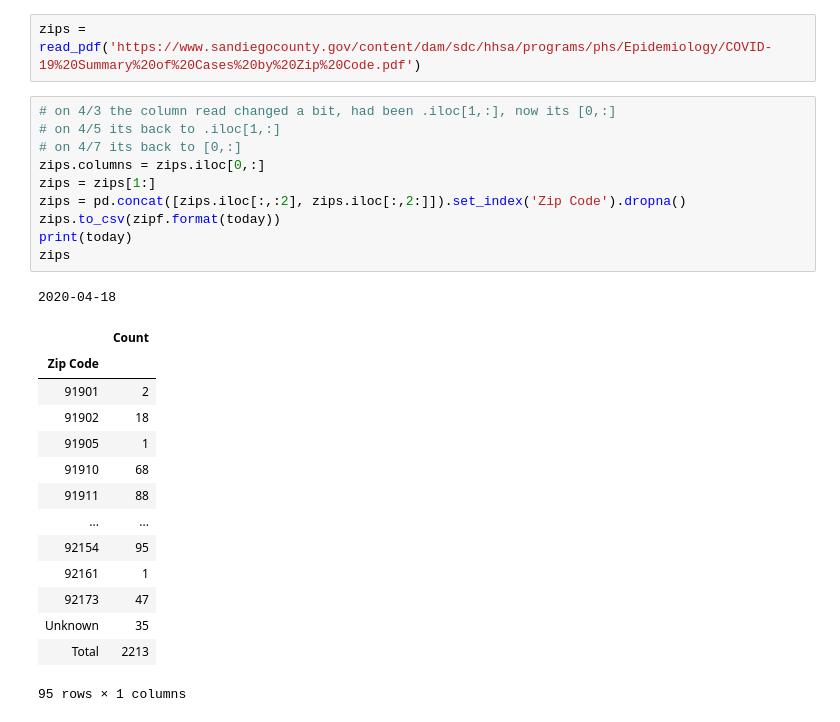
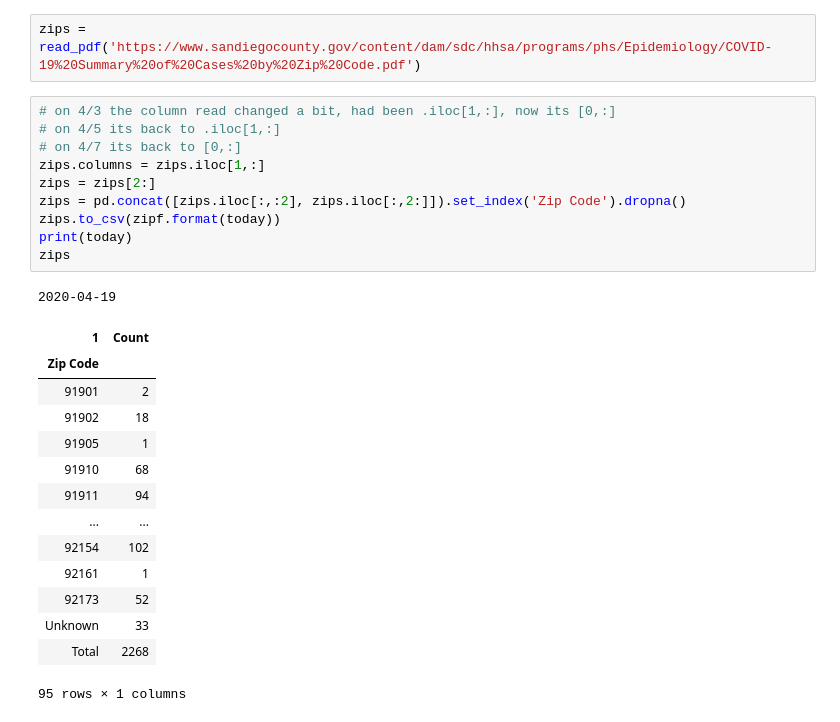
Before and after one commit to jasongfleischer/SanDiegoCountyCOVID19, a Jupyter notebook: San Diego Country Coronavirus History.ipynb, the cells around one changed output. Saved outputs shown, nothing was run; the diff lists cells and outputs as text.

```diff
--- a/San Diego Country Coronavirus History.ipynb
+++ b/San Diego Country Coronavirus History.ipynb
@@ -1034,26 +1035,26 @@ zips = read_pdf('https://www.sandiegocounty.gov/content/dam/sdc/hhsa/programs/ph
 # %%
 # on 4/3 the column read changed a bit, had been .iloc[1,:], now its [0,:]
 # on 4/5 its back to .iloc[1,:]
 # on 4/7 its back to [0,:]
-zips.columns = zips.iloc[0,:]
-zips = zips[1:]
+zips.columns = zips.iloc[1,:]
+zips = zips[2:]
 zips = pd.concat([zips.iloc[:,:2], zips.iloc[:,2:]]).set_index('Zip Code').dropna()
 zips.to_csv(zipf.format(today))
 print(today)
 zips
 # %% [output]
-2020-04-18
+2020-04-19
-|  | Count |
+| 1 | Count |
 | Zip Code |  |
 | 91901 | 2 |
 | 91902 | 18 |
 | 91905 | 1 |
 | 91910 | 68 |
-| 91911 | 88 |
+| 91911 | 94 |
 | ... | ... |
-| 92154 | 95 |
+| 92154 | 102 |
 | 92161 | 1 |
-| 92173 | 47 |
-| Unknown | 35 |
-| Total | 2213 |
+| 92173 | 52 |
+| Unknown | 33 |
+| Total | 2268 |
 95 rows × 1 columns
```
Also changed, not shown: parts of 15 cells of this notebook, 14 other files.
